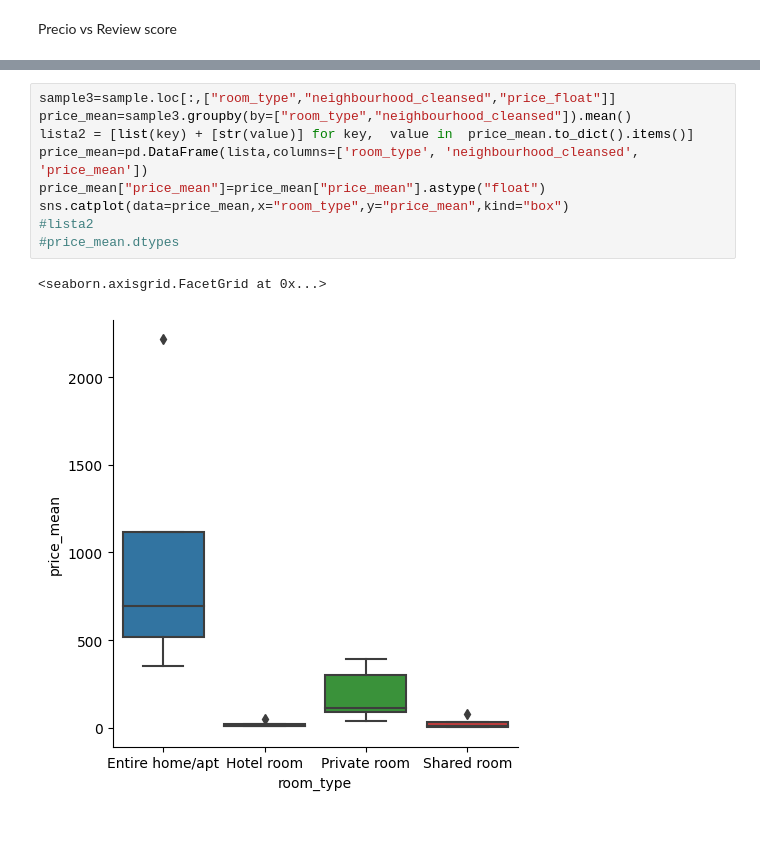
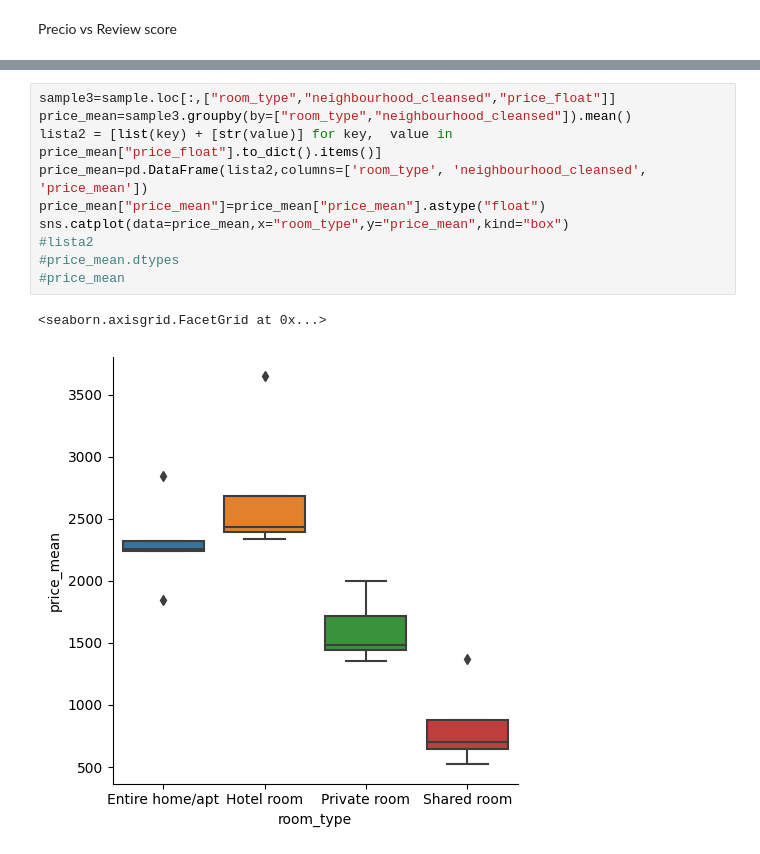
Before and after one commit to AngieRinBri/InmoviliarioTaller1, a Jupyter notebook: eda.ipynb, the cells around one changed output, grey strips where cells are left out. Cells and saved outputs as stored; diff of their text form; blank space fills up the shorter version.

```diff
--- a/eda.ipynb
+++ b/eda.ipynb
@@ -486,12 +485,13 @@ sns.catplot(data=dat2,x="neighbourhood_cleansed",y="review_scores_value",hue="ro
 # %%
 sample3=sample.loc[:,["room_type","neighbourhood_cleansed","price_float"]]
 price_mean=sample3.groupby(by=["room_type","neighbourhood_cleansed"]).mean()
-lista2 = [list(key) + [str(value)] for key,  value in  price_mean.to_dict().items()]
-price_mean=pd.DataFrame(lista,columns=['room_type', 'neighbourhood_cleansed', 'price_mean'])
+lista2 = [list(key) + [str(value)] for key,  value in  price_mean["price_float"].to_dict().items()]
+price_mean=pd.DataFrame(lista2,columns=['room_type', 'neighbourhood_cleansed', 'price_mean'])
 price_mean["price_mean"]=price_mean["price_mean"].astype("float")
 sns.catplot(data=price_mean,x="room_type",y="price_mean",kind="box")
 #lista2
 #price_mean.dtypes
+#price_mean
 # %% [output]
 <seaborn.axisgrid.FacetGrid at 0x...>
-[figure, old version]
+[figure, new version]
```
Also changed, not shown: parts of 27 cells of this notebook.
